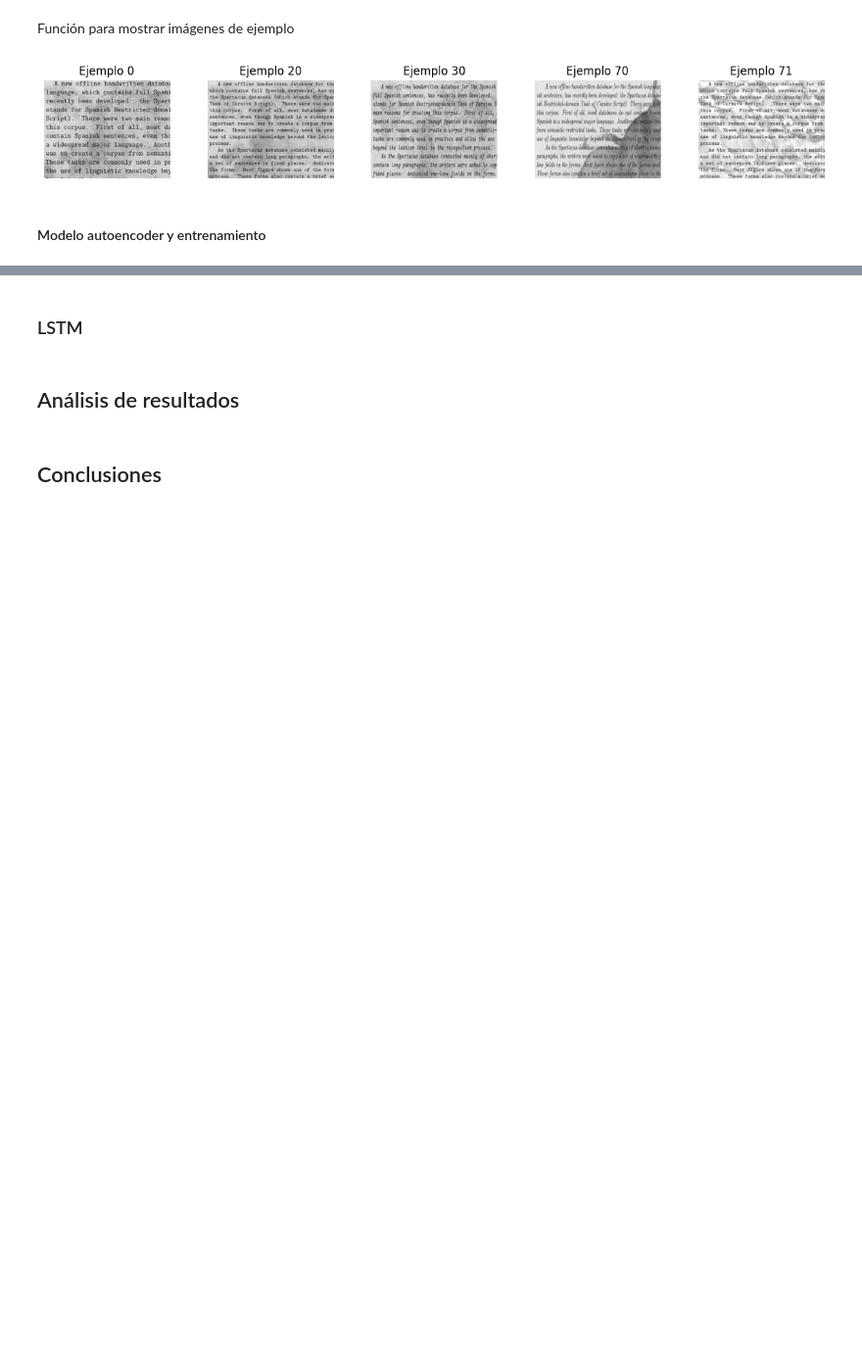
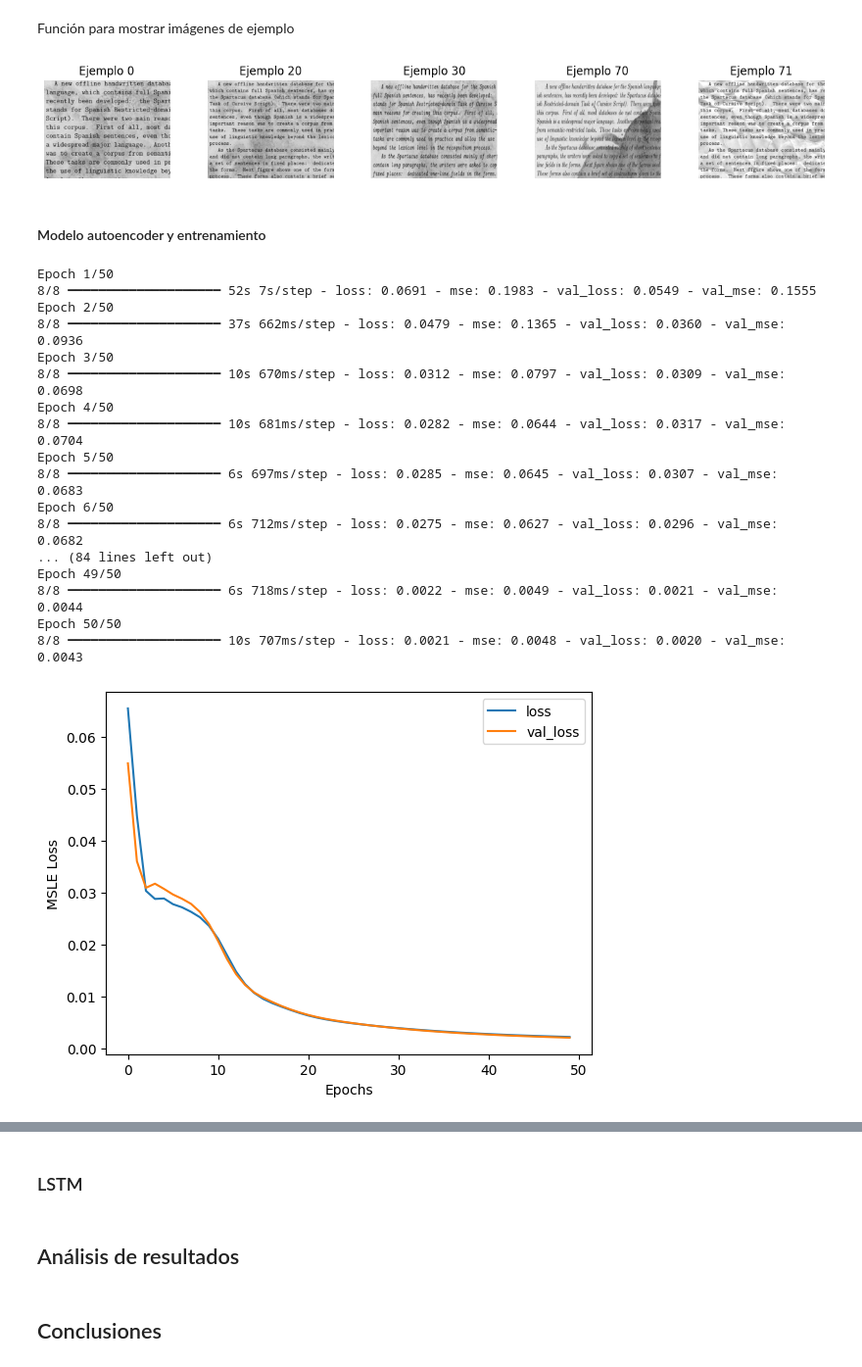
Before and after one commit to principioincertidumbre/Tarea3_MLA, a Jupyter notebook: Tarea_3_MLA.ipynb, the cells around one changed output, grey strips where cells are left out. Shown at 98% size. Cells and saved outputs as stored; diff of their text form; code cells hidden in the pictures; blank space fills up the shorter version.

```diff
--- a/Tarea_3_MLA.ipynb
+++ b/Tarea_3_MLA.ipynb
@@ -176,3 +156,8 @@ X_test_scaled = X_test_gray/255
+# %%
+from sklearn.model_selection import train_test_split
+
+X_train, X_val, y_train, y_val = train_test_split(
+    X_train, y_train, test_size=0.15, random_state=42)
 # %%
 class ConvAutoEncoder(Model):
     def __init__(self, input_shape):
@@ -183,13 +168,16 @@ class ConvAutoEncoder(Model):
             Input(shape=input_shape),
             Conv2D(64, (3, 3), activation='relu', padding='same'),
             Conv2D(128, (3, 3), activation='relu', padding='same'),
+            BatchNormalization(),
             MaxPooling2D((2, 2), padding='same'),
+            Dropout(0.5)
         ])
 
         # Decoder
         self.decoder = Sequential([
             Conv2DTranspose(128, (3, 3), activation='relu', padding='same'),
             Conv2DTranspose(64, (3, 3), activation='relu', padding='same'),
+            BatchNormalization(),
             UpSampling2D((2, 2)),
             Conv2DTranspose(1, (3, 3), activation='sigmoid', padding='same')
         ])
@@ -199,23 +187,46 @@ class ConvAutoEncoder(Model):
         decoded = self.decoder(encoded)
         return decoded
 # %%
+from tensorflow.keras.callbacks import EarlyStopping
+
 image_size=(420, 540)
 model = ConvAutoEncoder(input_shape = (image_size[0], image_size[1], 1))
 # configurations of model
 lr = 1e-4
-model.compile(loss='mean_squared_error', metrics =['mse'], optimizer = optimizers.Adam(learning_rate=lr))
+model.compile(loss='msle', metrics =['mse'], optimizer = optimizers.Adam(learning_rate=lr))
+callback = EarlyStopping(monitor='val_loss', patience=20)
 
 history = model.fit(
-    X_train_scaled,
-    y_train_scaled,
-    epochs=20,
-    batch_size=4,
-    validation_data=(X_test_scaled, X_test_scaled)
+    X_train,
+    y_train,
+    epochs=50,
+    batch_size=16,
+    validation_data=(X_val, y_val),
+    callbacks=[callback]
 )
 plt.plot(history.history['loss'])
 plt.plot(history.history['val_loss'])
 plt.xlabel('Epochs')
 plt.ylabel('MSLE Loss')
 plt.legend(['loss', 'val_loss'])
 plt.show()
+# %% [output]
+Epoch 1/50
+8/8 ━━━━━━━━━━━━━━━━━━━━ 52s 7s/step - loss: 0.0691 - mse: 0.1983 - val_loss: 0.0549 - val_mse: 0.1555
+Epoch 2/50
+8/8 ━━━━━━━━━━━━━━━━━━━━ 37s 662ms/step - loss: 0.0479 - mse: 0.1365 - val_loss: 0.0360 - val_mse: 0.0936
+Epoch 3/50
+8/8 ━━━━━━━━━━━━━━━━━━━━ 10s 670ms/step - loss: 0.0312 - mse: 0.0797 - val_loss: 0.0309 - val_mse: 0.0698
+Epoch 4/50
+8/8 ━━━━━━━━━━━━━━━━━━━━ 10s 681ms/step - loss: 0.0282 - mse: 0.0644 - val_loss: 0.0317 - val_mse: 0.0704
+Epoch 5/50
+8/8 ━━━━━━━━━━━━━━━━━━━━ 6s 697ms/step - loss: 0.0285 - mse: 0.0645 - val_loss: 0.0307 - val_mse: 0.0683
+Epoch 6/50
+8/8 ━━━━━━━━━━━━━━━━━━━━ 6s 712ms/step - loss: 0.0275 - mse: 0.0627 - val_loss: 0.0296 - val_mse: 0.0682
+... (84 lines left out)
+Epoch 49/50
+8/8 ━━━━━━━━━━━━━━━━━━━━ 6s 718ms/step - loss: 0.0022 - mse: 0.0049 - val_loss: 0.0021 - val_mse: 0.0044
+Epoch 50/50
+8/8 ━━━━━━━━━━━━━━━━━━━━ 10s 707ms/step - loss: 0.0021 - mse: 0.0048 - val_loss: 0.0020 - val_mse: 0.0043
+[figure, added]
 # %%
```
Also changed, not shown: parts of 7 cells of this notebook.
